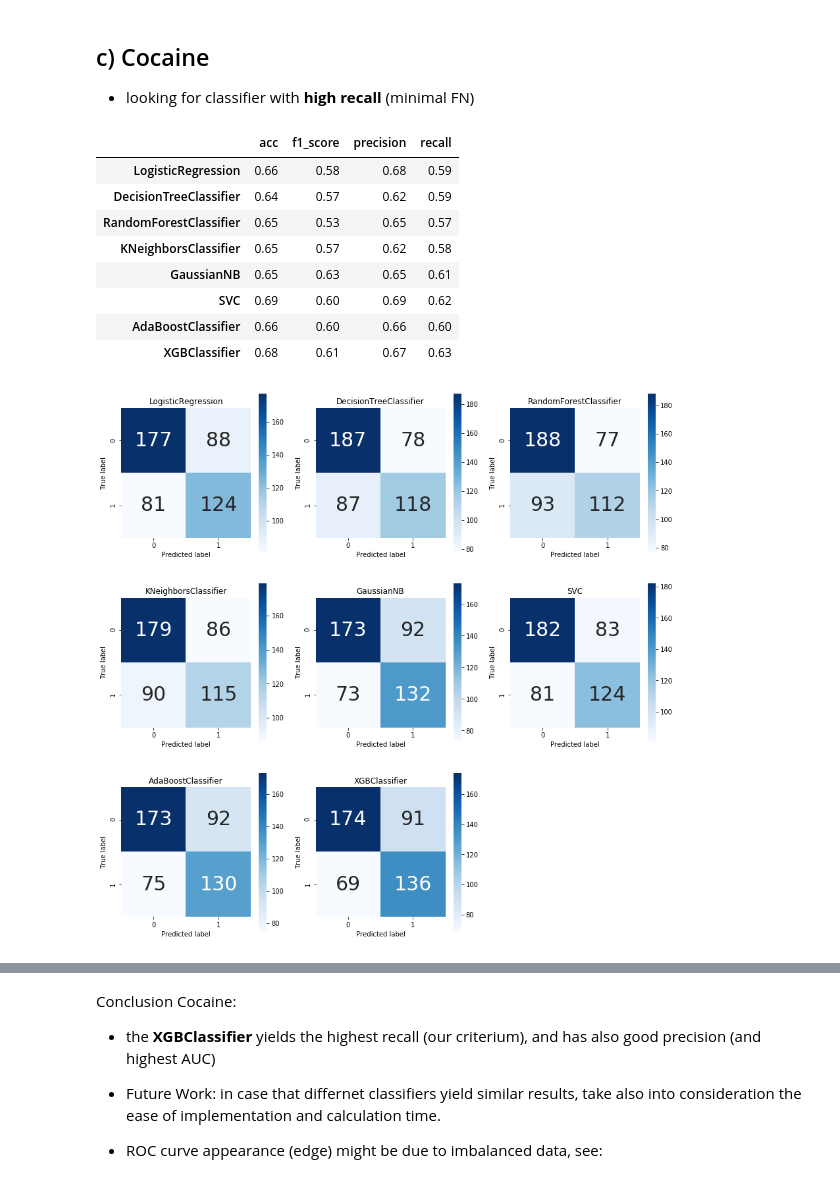
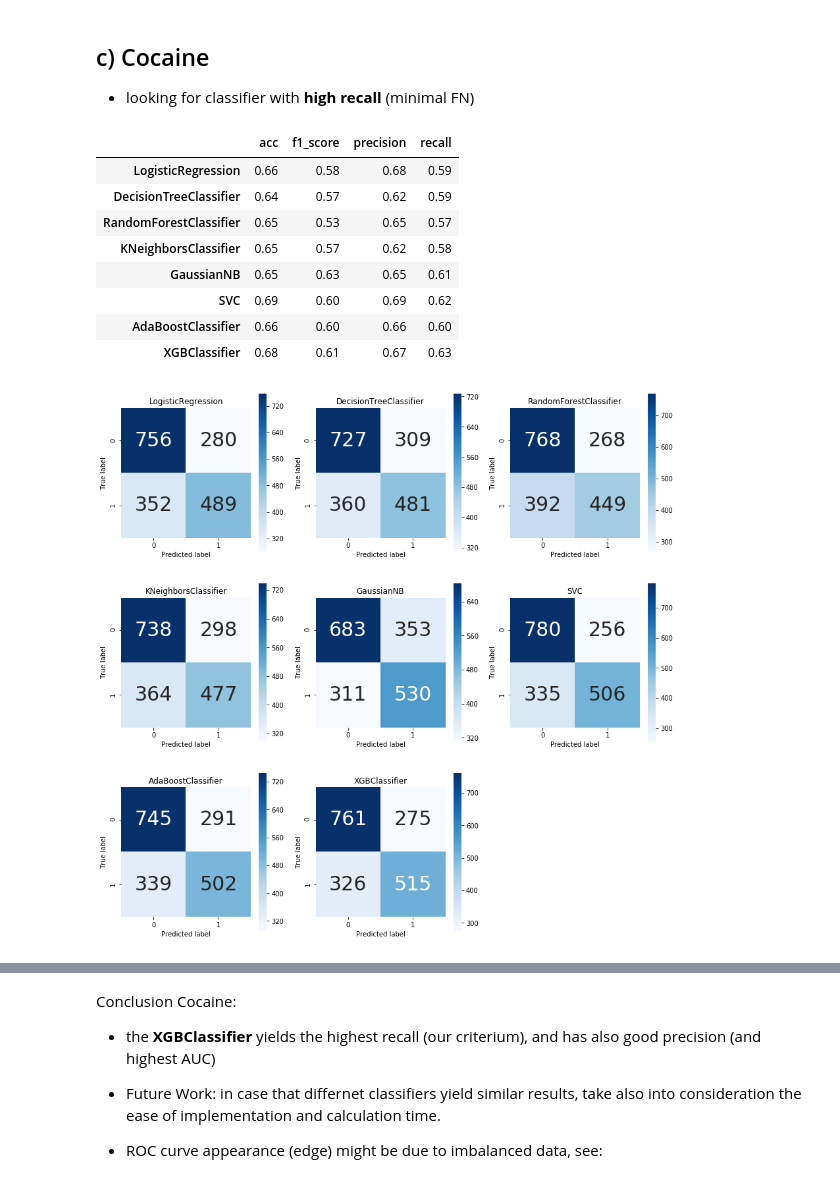
Before and after one commit to KarimaCha/Personality_Drug_Project, a Jupyter notebook: Personality_Drug_Project_Final.ipynb, the cells around one changed output, grey strips where cells are left out. Drawn from its saved outputs; the diff is of its cells as text; code cells hidden in the pictures.

```diff
--- a/Personality_Drug_Project_Final.ipynb
+++ b/Personality_Drug_Project_Final.ipynb
@@ -680,14 +679,21 @@ def fit_eval_clfs(all_clfs, X_train, X_test, y_train, y_test):
 
     return fitted_clfs
 # %%
-# same as (b), but returns evaluation metrics based on Kfold cross validation
+# same as (b), but returns evaluation metrics based on Kfold cross validation instead of simple train/test split
+      # [0]: the fitted classifier object
+      # [1]: the evaluation metrics based on Kfold CV
+      # [2]: the true y values
+      # [3]: the predicted class (0/1) based on Kfold CV
+      # [4]: the predicted probability (p of y=1) based on Kfold CV
+      # [5]: the confusion matrix based on Kfold CV
+
 
 from sklearn.metrics import confusion_matrix
 from sklearn.metrics import accuracy_score, recall_score, precision_score, f1_score
 from sklearn.model_selection import cross_validate
 from sklearn.metrics.scorer import make_scorer
 
-def fit_eval_clfs_Kfold(all_clfs, X, y, X_train, X_test, y_train, y_test, K=10):
+def fit_eval_clfs_Kfold(all_clfs, X, y, K=10):
 
     fitted_clfs = {}
     eval_list, clf_list, cm_list = [], [], []
@@ -696,9 +702,9 @@ def fit_eval_clfs_Kfold(all_clfs, X, y, X_train, X_test, y_train, y_test, K=10):
 
         # fit classifier to train set and make predictions for test set
         clf_name = clf.__class__.__name__
-        clf.fit(X_train, y_train)
-        y_pred = clf.predict(X_test)
-        y_pred_proba = clf.predict_proba(X_test)[:,1]
+        clf.fit(X, y)
+        y_pred = cross_val_predict(clf, X, y, cv=K)
+        y_pred_proba = cross_val_predict(clf, X, y, cv=K, method='predict_proba')[:,1]
 
         # get Kfold cross validation scores and save in dictionary
         scoring = {'accuracy': make_scorer(accuracy_score),
@@ -714,11 +720,11 @@ def fit_eval_clfs_Kfold(all_clfs, X, y, X_train, X_test, y_train, y_test, K=10):
         eval_metrics['f1_score'] = scores['test_recall'].mean()
         eval_list.append(eval_metrics)
 
-        # get confusion matrix for classifier
-        cm = confusion_matrix(y_test, y_pred)  #.ravel()
+        # get confusion matrix based on Kfold cross validation
+        cm = confusion_matrix(y, y_pred)
 
         # store for each classifier: fitted clf, evaluation metrics, true & predicted values, confusion matrix
-        fitted_clfs[clf_name] = [clf, eval_metrics, y_test, y_pred, y_pred_proba, cm]
+        fitted_clfs[clf_name] = [clf, eval_metrics, y, y_pred, y_pred_proba, cm]
 
     # print evaluation metrics for all fitted models
     eval_df = pd.DataFrame(eval_list, index = list(fitted_clfs.keys()))
@@ -766,10 +772,10 @@ def plot_roc_curves(fitted_clfs):
 
     for clf in fitted_clfs:
 
-        y_true = fitted_clfs[clf][2]  # get the true test values
-        y_pred = fitted_clfs[clf][3]  # get the predicted test values
-        fpr, tpr, thresholds_RF = roc_curve(y_test, y_pred)
-        auc = roc_auc_score(y_test, y_pred)
+        y_true = fitted_clfs[clf][2]  # get the true y values
+        y_pred = fitted_clfs[clf][3]  # get the predicted y values
+        fpr, tpr, thresholds_RF = roc_curve(y_true, y_pred)
+        auc = roc_auc_score(y_true, y_pred)
         plt.plot(fpr, tpr, label='%s | AUC=%.3f'%(clf, auc))
 
     plt.legend()
@@ -882,33 +888,33 @@ X = df_model.iloc[:,:12]
 X = StandardScaler().fit_transform(X)
 #X = X.drop(['Country', 'Ethnicity'], axis=1)
 y = df_model[drug]
 
 # step 2: split data into training and testing set
 X_train, X_test, y_train, y_test = train_test_split(X, y, random_state=5)
 
 #------------------------
 # OPTIONAL: deal with unbalanced data using the Synthetic Minority Oversampling Technique (SMOTE)
 # see: https://towardsdatascience.com/methods-for-dealing-with-imbalanced-data-5b761be45a18
 from imblearn.over_sampling import SMOTE
 sm = SMOTE(random_state=27, ratio=1.0)
 #X_train, y_train = sm.fit_sample(X_train, y_train)
 #------------------------
 
 
 # step 3: fit and evaluate classifiers for this drug
 all_clfs = initialize_clfs()
-fitted_clfs = fit_eval_clfs_Kfold(all_clfs, X, y, X_train, X_test, y_train, y_test, K=10)
-#fitted_clfs = fit_eval_clfs(all_clfs, X_train, X_test, y_train, y_test)
+#fitted_clfs = fit_eval_clfs(all_clfs, X_train, X_test, y_train, y_test)     # simple train/test split
+fitted_clfs = fit_eval_clfs_Kfold(all_clfs, X, y, K=10)                      # Kfold
 plot_confusion_matrices(fitted_clfs)
 plot_roc_curves(fitted_clfs)
 # %% [output]
 |  | acc | f1_score | precision | recall |
 | LogisticRegression | 0.66 | 0.58 | 0.68 | 0.59 |
 | DecisionTreeClassifier | 0.64 | 0.57 | 0.62 | 0.59 |
 | RandomForestClassifier | 0.65 | 0.53 | 0.65 | 0.57 |
 | KNeighborsClassifier | 0.65 | 0.57 | 0.62 | 0.58 |
 | GaussianNB | 0.65 | 0.63 | 0.65 | 0.61 |
 | SVC | 0.69 | 0.60 | 0.69 | 0.62 |
 | AdaBoostClassifier | 0.66 | 0.60 | 0.66 | 0.60 |
 | XGBClassifier | 0.68 | 0.61 | 0.67 | 0.63 |
-[figure, old version]
+[figure, new version]
```
Also changed, not shown: parts of 12 cells of this notebook.
